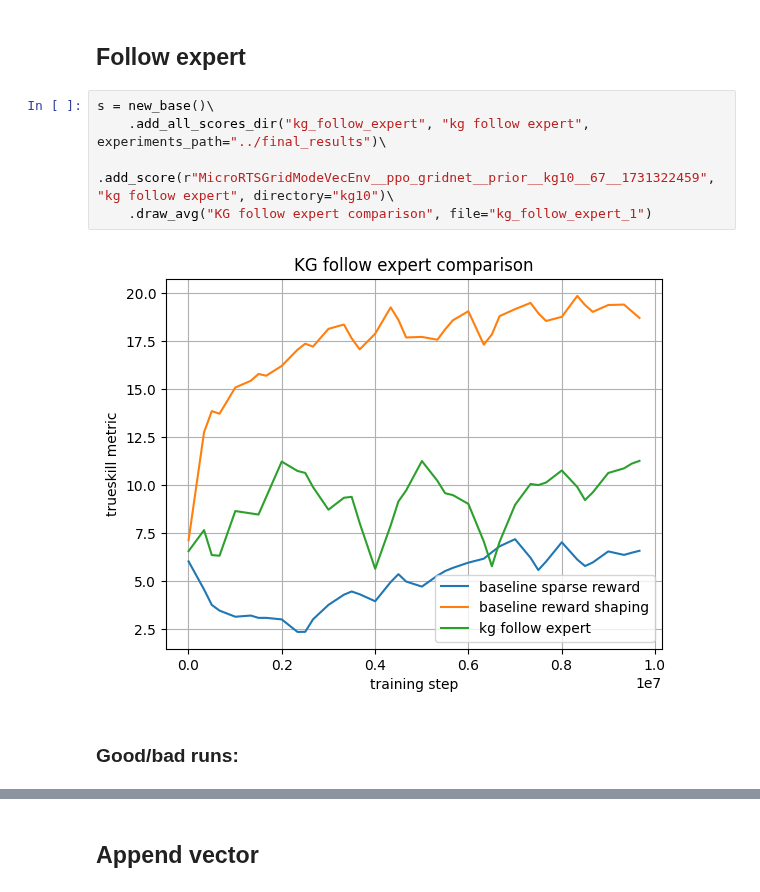
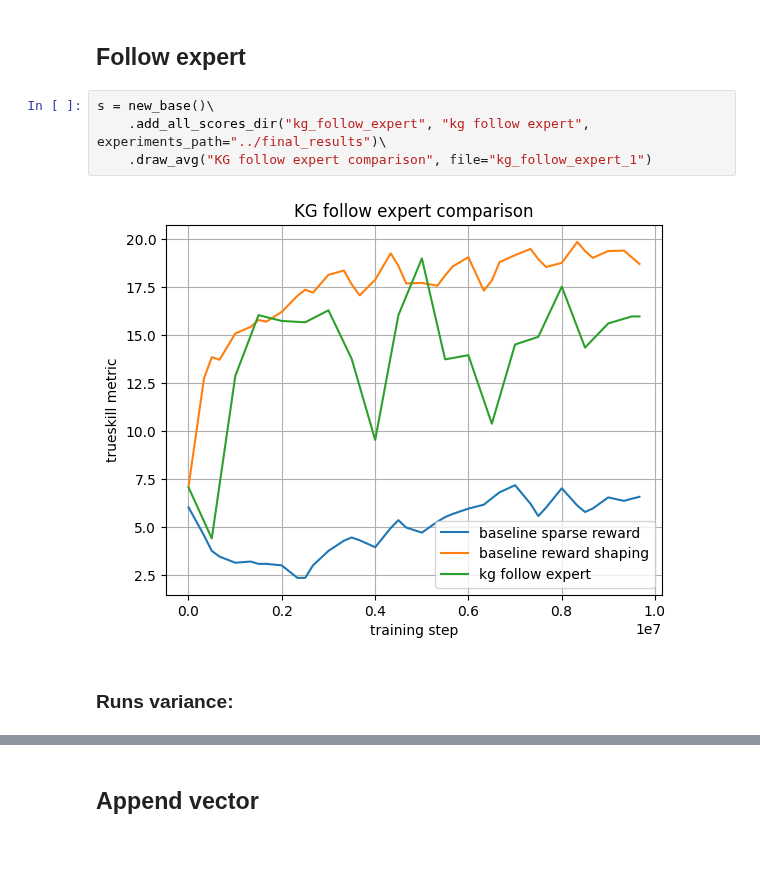
Before and after one commit to adFrej/kg-rl-rts, a Jupyter notebook: results/final_results.ipynb, the cells around one changed output, grey strips where cells are left out. Cells and saved outputs as stored; diff of their text form; blank space fills up the shorter version.

```diff
--- a/results/final_results.ipynb
+++ b/results/final_results.ipynb
@@ -82,12 +84,11 @@ s = new_base()\
 # %%
 s = new_base()\
     .add_all_scores_dir("kg_follow_expert", "kg follow expert", experiments_path="../final_results")\
-    .add_score(r"MicroRTSGridModeVecEnv__ppo_gridnet__prior__kg10__67__1731322459", "kg follow expert", directory="kg10")\
     .draw_avg("KG follow expert comparison", file="kg_follow_expert_1")
 # %% [output]
-[figure, old version]
+[figure, new version]
-# %% [markdown]
-### Good/bad runs:
+# %% [markdown]
+### Runs variance:
 # %%
 s = new_base()\
     .add_many_scores([
```
Also changed, not shown: parts of 4 cells of this notebook, 28 other files.
